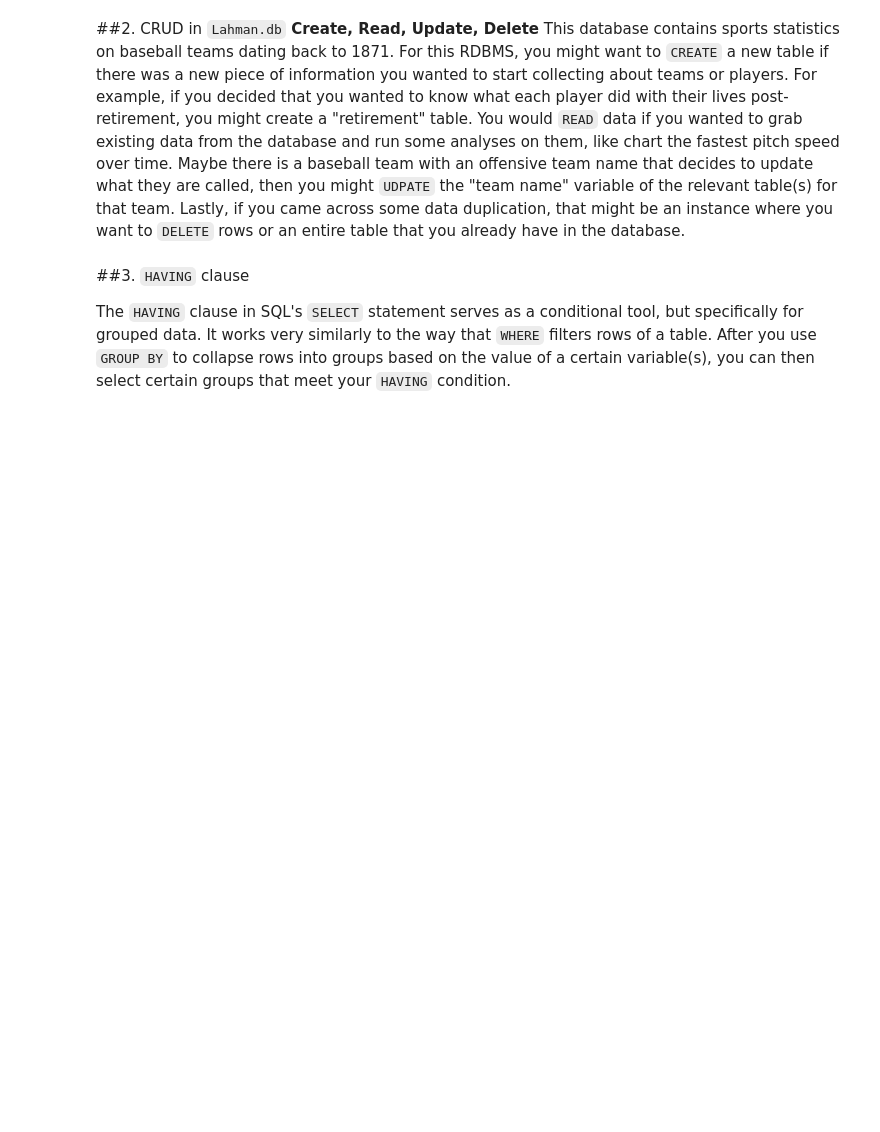
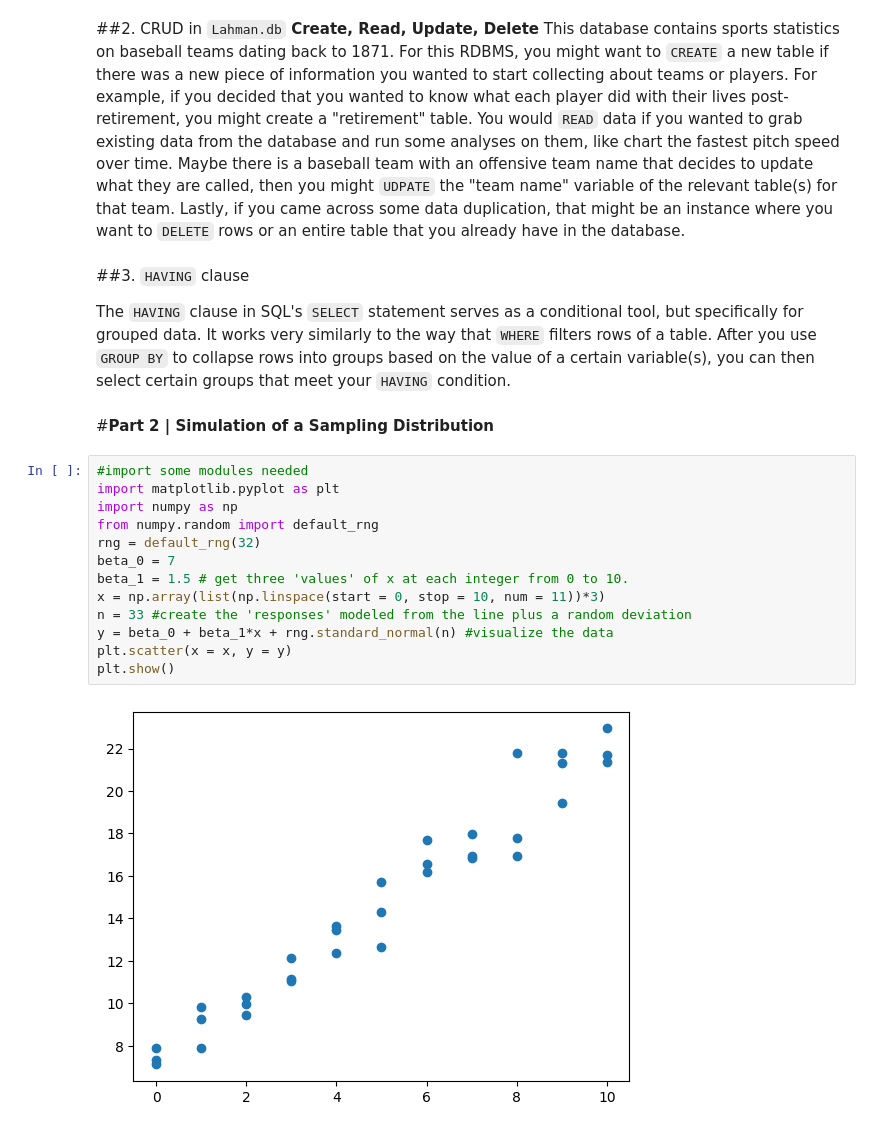
Before and after one commit to ewarren38/HW5_WarrenE, a Jupyter notebook: HW5_WarrenE.ipynb, the cells around one changed output. Cells and saved outputs as stored; diff of their text form; blank space fills up the shorter version.

```diff
--- a/HW5_WarrenE.ipynb
+++ b/HW5_WarrenE.ipynb
@@ -30,3 +30,20 @@ This database contains sports statistics on baseball teams dating back to 1871.
 ##3. `HAVING` clause
 
 The `HAVING` clause in SQL's `SELECT` statement serves as a conditional tool, but specifically for grouped data. It works very similarly to the way that `WHERE` filters rows of a table. After you use `GROUP BY` to collapse rows into groups based on the value of a certain variable(s), you can then select certain groups that meet your `HAVING` condition.
+# %% [markdown]
+#**Part 2 | Simulation of a Sampling Distribution**
+# %%
+#import some modules needed
+import matplotlib.pyplot as plt
+import numpy as np
+from numpy.random import default_rng
+rng = default_rng(32)
+beta_0 = 7
+beta_1 = 1.5 # get three 'values' of x at each integer from 0 to 10.
+x = np.array(list(np.linspace(start = 0, stop = 10, num = 11))*3)
+n = 33 #create the 'responses' modeled from the line plus a random deviation
+y = beta_0 + beta_1*x + rng.standard_normal(n) #visualize the data
+plt.scatter(x = x, y = y)
+plt.show()
+# %% [output]
+[figure, added]
```
Also changed, not shown: parts of 4 cells of this notebook.
